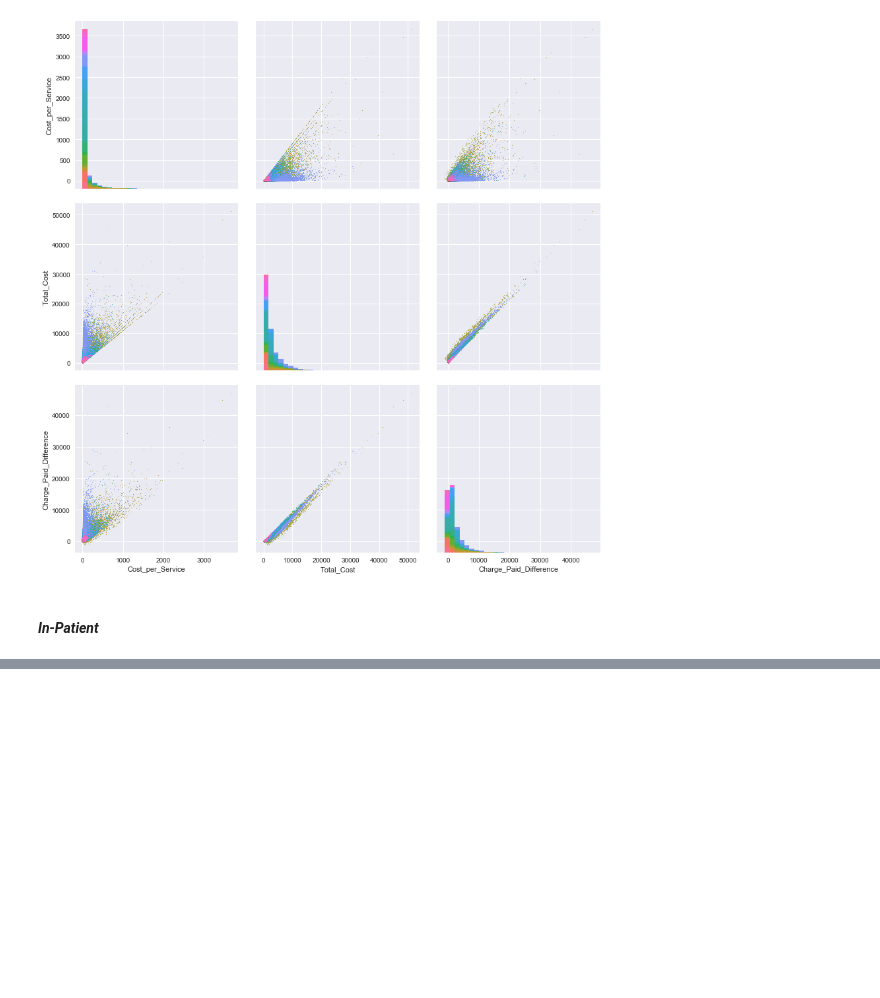
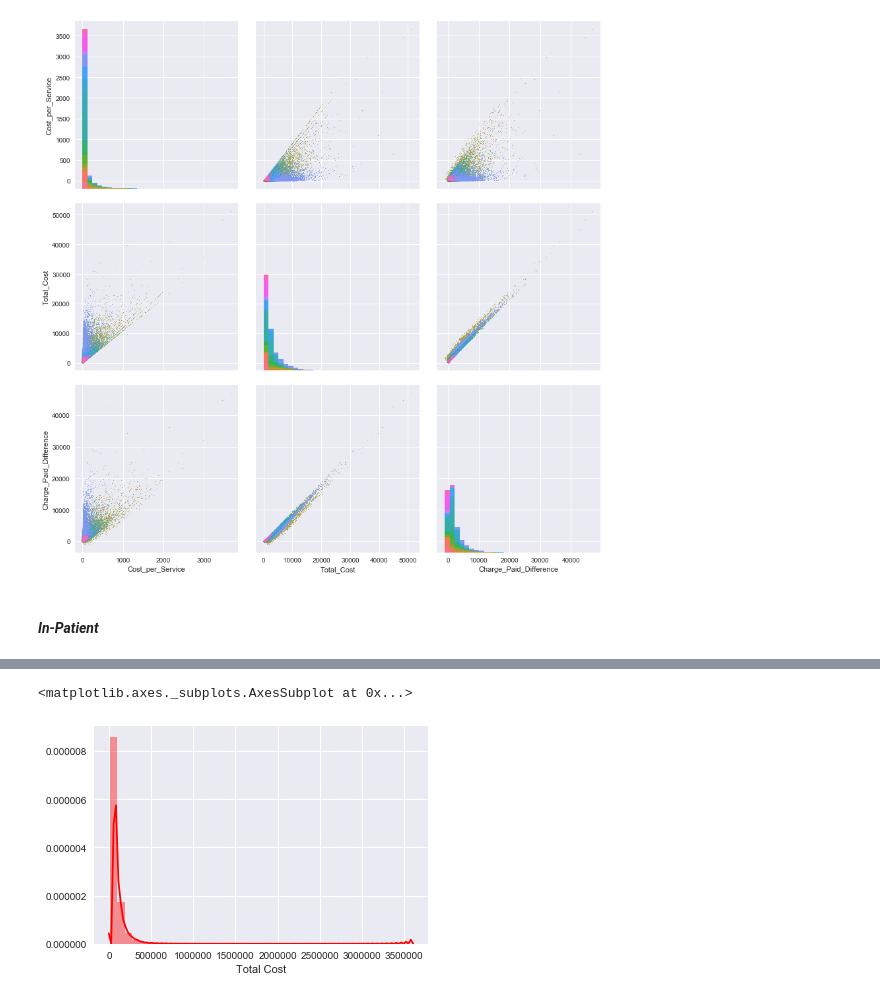
Before and after one commit to carmijh0/Reimplementation_of_2016_CMS_Hospital_Star_Rating_Methodology, a Jupyter notebook: Capstone_EDA.ipynb, the cells around one changed output, grey strips where cells are left out. Saved outputs shown, nothing was run; the diff lists cells and outputs as text; code cells hidden in the pictures; blank space fills up the shorter version.

```diff
--- a/Capstone_EDA.ipynb
+++ b/Capstone_EDA.ipynb
@@ -170,0 +179,4 @@ ax.map_offdiag(plt.scatter, s=0.5)
+# %%
+in_p['Total Cost'] = in_p[['Average Covered Charges', 'Average Total Payments', 'Average Medicare Payments']].sum(axis=1)
+in_p['Cost per Discharge'] = (in_p['Total Cost'] / in_p['Total Discharges'])
+in_p['Costs covered by Medicare'] = (in_p['Average Covered Charges'] / in_p['Total Cost'])
@@ -170,0 +192,5 @@ ax.map_offdiag(plt.scatter, s=0.5)
+# %%
+sns.distplot(in_p['Total Cost'], bins = 40, color = 'red')
+# %% [output]
+<matplotlib.axes._subplots.AxesSubplot at 0x...>
+[figure, added]
```
Also changed, not shown: parts of 7 cells of this notebook, 4 other files.
